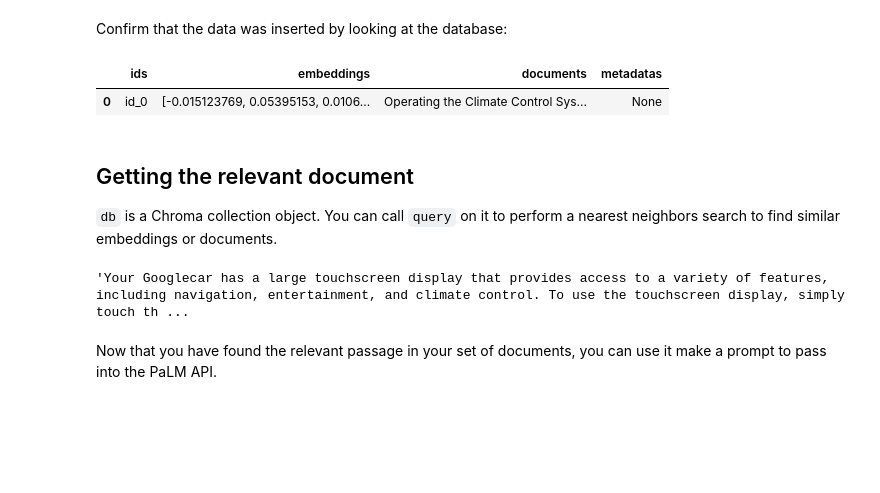
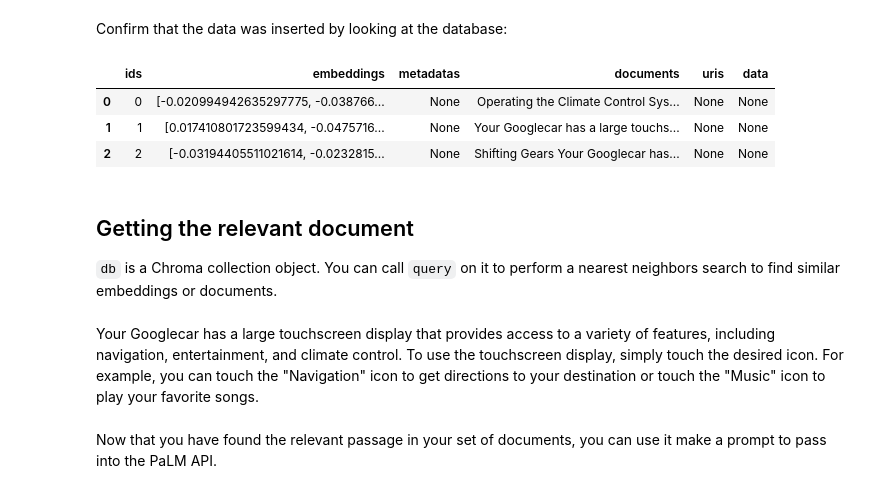
Before and after one commit to google/generative-ai-docs, a Jupyter notebook: site/en/examples/vectordb_with_chroma.ipynb, the cells around one changed output. Cells and saved outputs as stored; diff of their text form; code cells hidden in the pictures; blank space fills up the shorter version.

```diff
--- a/site/en/examples/vectordb_with_chroma.ipynb
+++ b/site/en/examples/vectordb_with_chroma.ipynb
@@ -71,7 +107,9 @@ Here is a small set of documents you will use to create an embedding database:
 # %%
 DOCUMENT1 = "Operating the Climate Control System  Your Googlecar has a climate control system that allows you to adjust the temperature and airflow in the car. To operate the climate control system, use the buttons and knobs located on the center console.  Temperature: The temperature knob controls the temperature inside the car. Turn the knob clockwise to increase the temperature or counterclockwise to decrease the temperature. Airflow: The airflow knob controls the amount of airflow inside the car. Turn the knob clockwise to increase the airflow or counterclockwise to decrease the airflow. Fan speed: The fan speed knob controls the speed of the fan. Turn the knob clockwise to increase the fan speed or counterclockwise to decrease the fan speed. Mode: The mode button allows you to select the desired mode. The available modes are: Auto: The car will automatically adjust the temperature and airflow to maintain a comfortable level. Cool: The car will blow cool air into the car. Heat: The car will blow warm air into the car. Defrost: The car will blow warm air onto the windshield to defrost it."
 DOCUMENT2 = "Your Googlecar has a large touchscreen display that provides access to a variety of features, including navigation, entertainment, and climate control. To use the touchscreen display, simply touch the desired icon.  For example, you can touch the \"Navigation\" icon to get directions to your destination or touch the \"Music\" icon to play your favorite songs."
-DOCUMENT3 = "Shifting Gears  Your Googlecar has an automatic transmission. To shift gears, simply move the shift lever to the desired position.  Park: This position is used when you are parked. The wheels are locked and the car cannot move. Reverse: This position is used to back up. Neutral: This position is used when you are stopped at a light or in traffic. The car is not in gear and will not move unless you press the gas pedal. Drive: This position is used to drive forward. Low: This position is used for driving in snow or other slippery conditions."
+DOCUMENT3 = "Shifting Gears Your Googlecar has an automatic transmission. To shift gears, simply move the shift lever to the desired position.  Park: This position is used when you are parked. The wheels are locked and the car cannot move. Reverse: This position is used to back up. Neutral: This position is used when you are stopped at a light or in traffic. The car is not in gear and will not move unless you press the gas pedal. Drive: This position is used to drive forward. Low: This position is used for driving in snow or other slippery conditions."
+
+documents = [DOCUMENT1, DOCUMENT2, DOCUMENT3]
 # %% [markdown]
 ## Creating the embedding database with ChromaDB
 
@@ -84,3 +131,12 @@ def embed_function(texts: Documents) -> Embeddings:
+# %%
+class GeminiEmbeddingFunction(EmbeddingFunction):
+  def __call__(self, input: Documents) -> Embeddings:
+    model = 'models/embedding-001'
+    title = "Custom query"
+    return genai.embed_content(model=model,
+                                content=input,
+                                task_type="retrieval_document",
+                                title=title)["embedding"]
 # %% [markdown]
 Now you will create the vector database. In the `create_chroma_db` function, you will instantiate a [Chroma client](https://docs.trychroma.com/getting-started){:.external}. From there, you will create a collection, which is where you store your embeddings, documents, and any metadata. Note that the embedding function from above is passed as an argument to the `create_collection`.
 
@@ -88,8 +144,9 @@ Next, you use the `add` method to add the documents to the collection.
 # %%
 def create_chroma_db(documents, name):
   chroma_client = chromadb.Client()
-  db = chroma_client.create_collection(name=name, embedding_function=embed_function)
-  for i,d in enumerate(documents):
+  db = chroma_client.create_collection(name=name, embedding_function=GeminiEmbeddingFunction())
+
+  for i, d in enumerate(documents):
     db.add(
       documents=d,
       ids=str(i)
@@ -97,4 +154,5 @@ def create_chroma_db(documents, name):
   return db
 # %%
 # Set up the DB
-db = create_chroma_db([DOCUMENT1, DOCUMENT2, DOCUMENT3], "googlecardb")
+import json
+db = create_chroma_db(documents, "googlecarsdatabase")
@@ -103,10 +159,12 @@ WARNING:chromadb:Using embedded DuckDB without persistence: data will be transie
 # %% [markdown]
 Confirm that the data was inserted by looking at the database:
 # %%
-pd.DataFrame(db.peek(1))
+pd.DataFrame(db.peek(3))
 # %% [output]
-|  | ids | embeddings | documents | metadatas |
-| 0 | id_0 | [-0.015123769, 0.05395153, 0.0106... | Operating the Climate Control Sys... | None |
+|  | ids | embeddings | metadatas | documents | uris | data |
+| 0 | 0 | [-0.020994942635297775, -0.038766... | None | Operating the Climate Control Sys... | None | None |
+| 1 | 1 | [0.017410801723599434, -0.0475716... | None | Your Googlecar has a large touchs... | None | None |
+| 2 | 2 | [-0.03194405511021614, -0.0232815... | None | Shifting Gears Your Googlecar has... | None | None |
 # %% [markdown]
 ## Getting the relevant document
 
@@ -118,9 +177,9 @@ def get_relevant_passage(query, db):
 # %%
 # Perform embedding search
 passage = get_relevant_passage("touch screen features", db)
-passage
+Markdown(passage)
 # %% [output]
-'Your Googlecar has a large touchscreen display that provides access to a variety of features, including navigation, entertainment, and climate control. To use the touchscreen display, simply touch th ...
+Your Googlecar has a large touchscreen display that provides access to a variety of features, including navigation, entertainment, and climate control. To use the touchscreen display, simply touch the desired icon.  For example, you can touch the "Navigation" icon to get directions to your destination or touch the "Music" icon to play your favorite songs.
 # %% [markdown]
 Now that you have found the relevant passage in your set of documents, you can use it make a prompt to pass into the PaLM API.
 # %%
```
Also changed, not shown: parts of 27 cells of this notebook, 28 other files.
